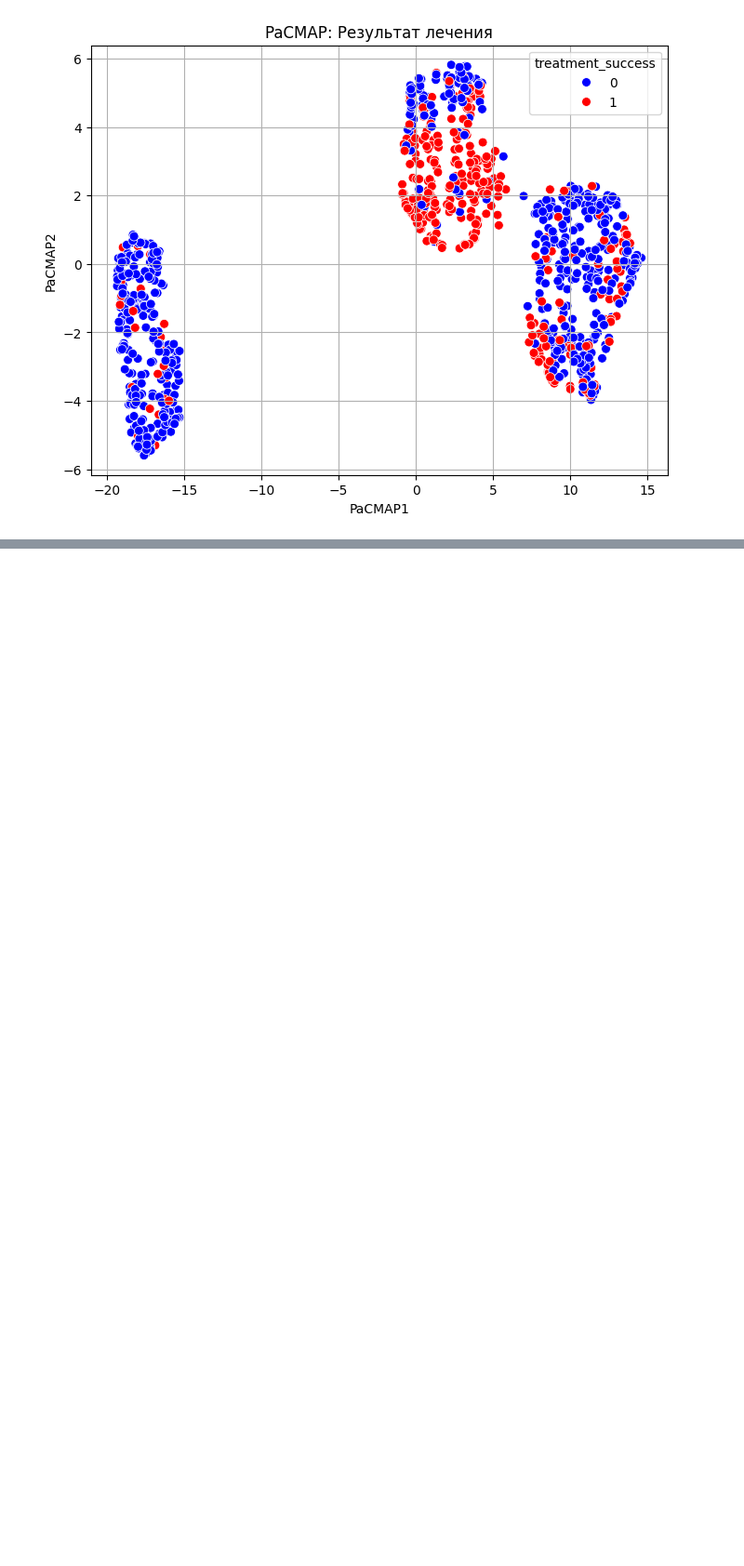
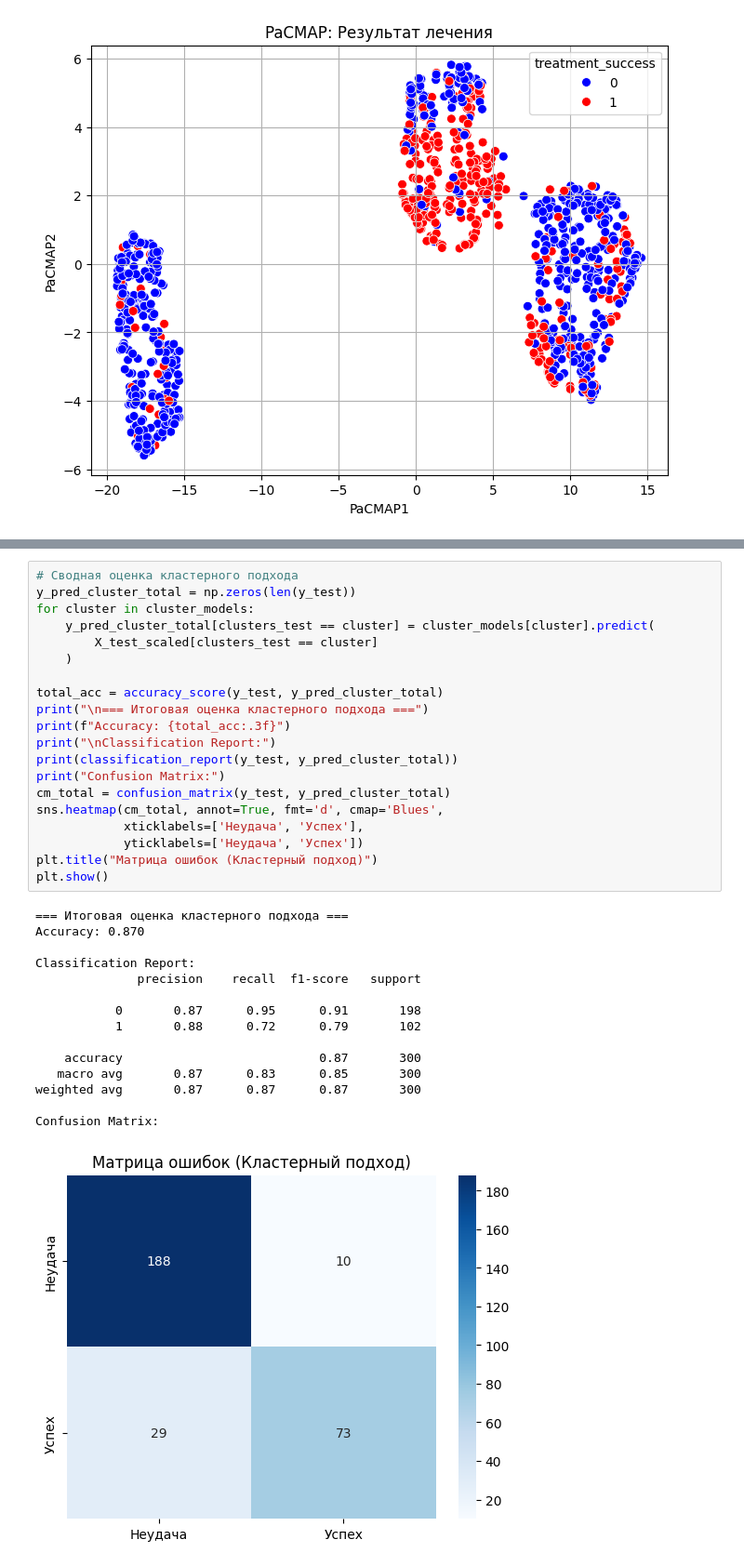
Before and after one commit to SenoritaLiza/depression-treatment-efficiency, a Jupyter notebook: Прогноз_эффективности_КПТ.ipynb, the cells around one changed output, grey strips where cells are left out. Shown at 93% size. Cells and saved outputs as stored; diff of their text form; blank space fills up the shorter version.

```diff
--- a/Прогноз_эффективности_КПТ.ipynb
+++ b/Прогноз_эффективности_КПТ.ipynb
@@ -164,0 +243,36 @@ WARNING:pacmap.pacmap:Warning: random state is set to 42.
+# %%
+# Сводная оценка кластерного подхода
+y_pred_cluster_total = np.zeros(len(y_test))
+for cluster in cluster_models:
+    y_pred_cluster_total[clusters_test == cluster] = cluster_models[cluster].predict(
+        X_test_scaled[clusters_test == cluster]
+    )
+
+total_acc = accuracy_score(y_test, y_pred_cluster_total)
+print("\n=== Итоговая оценка кластерного подхода ===")
+print(f"Accuracy: {total_acc:.3f}")
+print("\nClassification Report:")
+print(classification_report(y_test, y_pred_cluster_total))
+print("Confusion Matrix:")
+cm_total = confusion_matrix(y_test, y_pred_cluster_total)
+sns.heatmap(cm_total, annot=True, fmt='d', cmap='Blues',
+            xticklabels=['Неудача', 'Успех'],
+            yticklabels=['Неудача', 'Успех'])
+plt.title("Матрица ошибок (Кластерный подход)")
+plt.show()
+# %% [output]
+=== Итоговая оценка кластерного подхода ===
+Accuracy: 0.870
+
+Classification Report:
+              precision    recall  f1-score   support
+
+           0       0.87      0.95      0.91       198
+           1       0.88      0.72      0.79       102
+
+    accuracy                           0.87       300
+   macro avg       0.87      0.83      0.85       300
+weighted avg       0.87      0.87      0.87       300
+
+Confusion Matrix:
+[figure, added]
```
Also changed, not shown: parts of 3 cells of this notebook.
